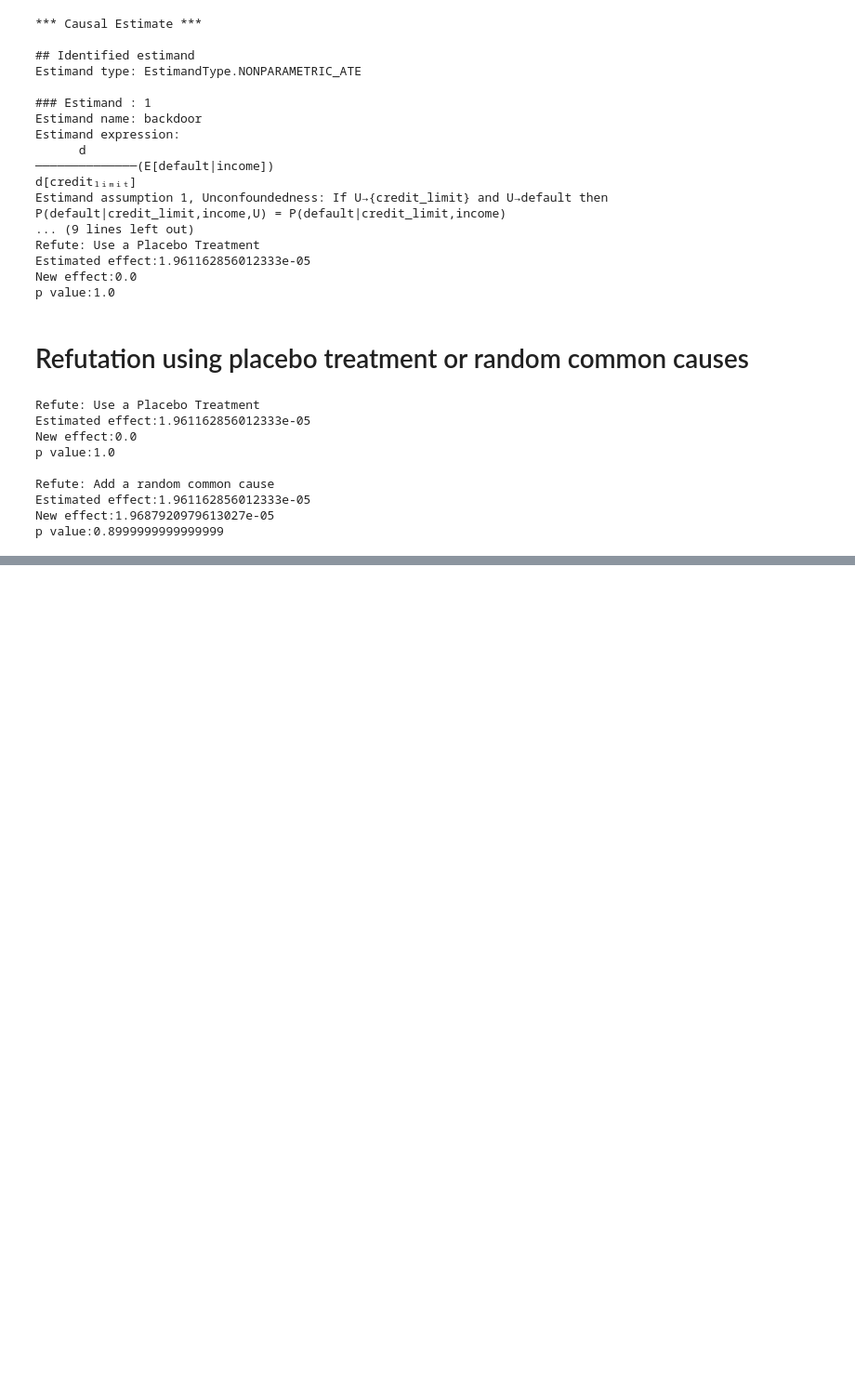
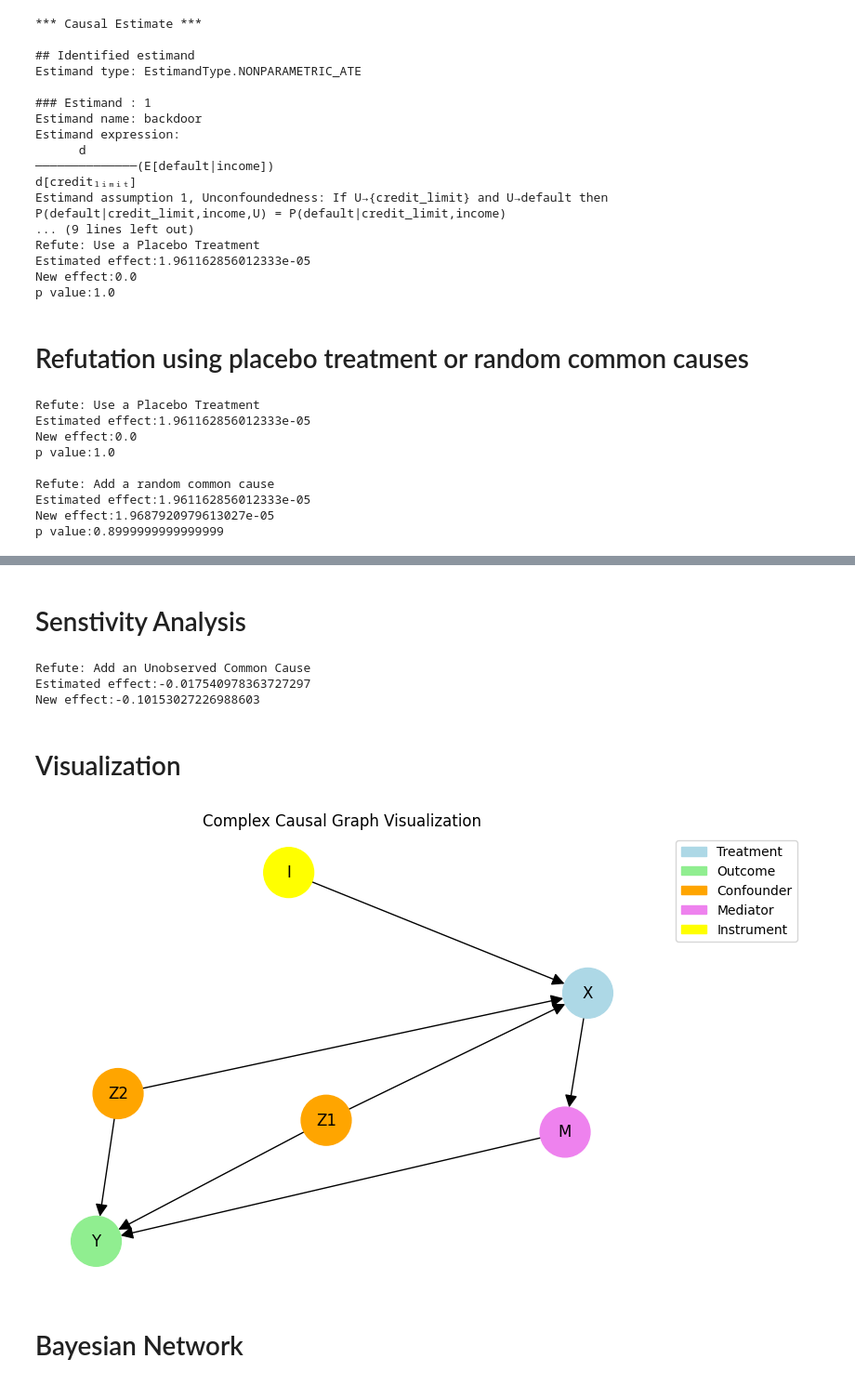
Before and after one commit to Vasuk12/Bayesian-Decision-Network-for-Policy-Simulation, a Jupyter notebook: PolicySimulation.ipynb, the cells around one changed output, grey strips where cells are left out. Shown: that part at 93% size. Drawn from its saved outputs; the diff is of its cells as text; code cells hidden in the pictures; blank space fills up the shorter version.

```diff
--- a/PolicySimulation.ipynb
+++ b/PolicySimulation.ipynb
@@ -172,0 +210,79 @@ TypeError: CausalModel.refute_estimate() missing 1 required positional argument:
+# %% [markdown]
+# Senstivity Analysis
+# %%
+# Perform sensitivity analysis to check how robust the estimate is to unobserved confounding
+# Use the 'add_unobserved_common_cause' refuter to simulate an unobserved confounder effect
+sensitivity_results = model.refute_estimate(
+    estimand=identified_estimand,
+    estimate=estimate,
+    method_name="add_unobserved_common_cause",
+    method_params={"confounder_effect_strength": 0.1}  # adjust strength to test sensitivity
+)
+
+print(sensitivity_results)
+# %% [output]
+Refute: Add an Unobserved Common Cause
+Estimated effect:-0.017540978363727297
+New effect:-0.10153027226988603
+# %% [markdown]
+# Visualization
+# %%
+import networkx as nx
+import matplotlib.pyplot as plt
+
+# Create directed graph
+G = nx.DiGraph()
+
+# Add nodes: Treatments (X), Outcomes (Y), Confounders (Z1,Z2), Mediators (M), Instruments (I)
+nodes = {
+    "X": "Treatment",
+    "Y": "Outcome",
+    "Z1": "Confounder",
+    "Z2": "Confounder",
+    "M": "Mediator",
+    "I": "Instrument"
+}
+
+# Add nodes with colors by type
+color_map = {
+    "Treatment": "lightblue",
+    "Outcome": "lightgreen",
+    "Confounder": "orange",
+    "Mediator": "violet",
+    "Instrument": "yellow"
+}
+
+for node, role in nodes.items():
+    G.add_node(node, role=role)
+
+# Add edges representing causal directions
+edges = [
+    ("Z1", "X"),
+    ("Z1", "Y"),
+    ("Z2", "X"),
+    ("Z2", "Y"),
+    ("X", "M"),
+    ("M", "Y"),
+    ("I", "X"),
+]
+
+G.add_edges_from(edges)
+
+# Get node colors
+node_colors = [color_map[G.nodes[n]["role"]] for n in G.nodes]
+
+# Draw graph
+pos = nx.spring_layout(G, seed=42)  # For reproducible layout
+nx.draw(G, pos, with_labels=True, node_color=node_colors, node_size=1500, font_size=12, arrowsize=20)
+
+# Create legend
+import matplotlib.patches as mpatches
+legend_handles = [mpatches.Patch(color=color, label=role) for role, color in color_map.items()]
+plt.legend(handles=legend_handles, bbox_to_anchor=(1.05, 1), loc='upper left')
+
+plt.title("Complex Causal Graph Visualization")
+plt.show()
+# %% [output]
+[figure, added]
+# %% [markdown]
+# Bayesian Network
```
Also changed, not shown: parts of 8 cells of this notebook.
